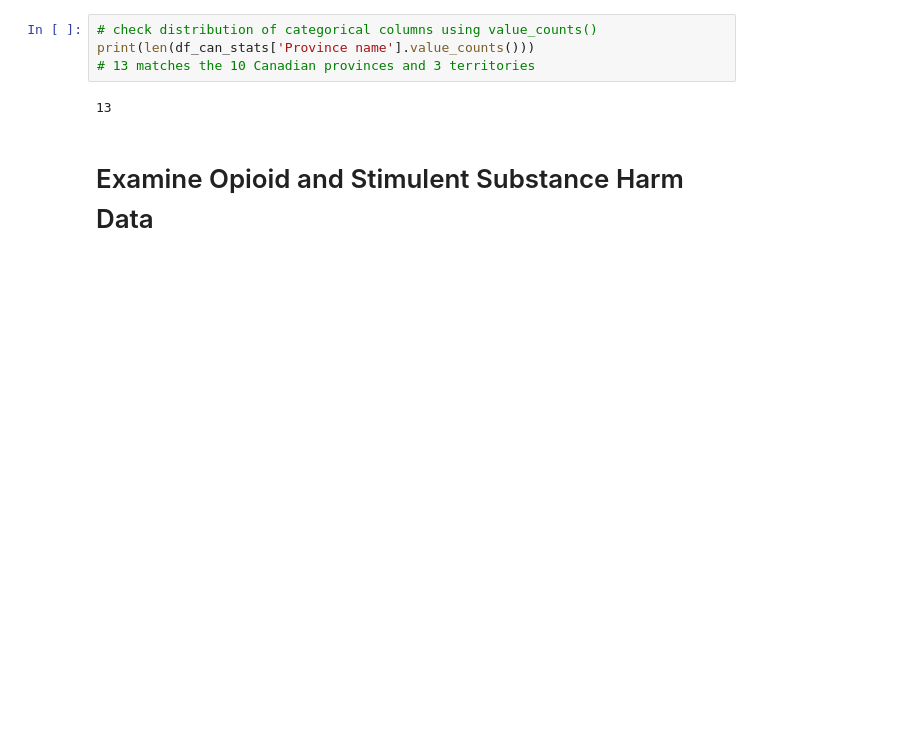
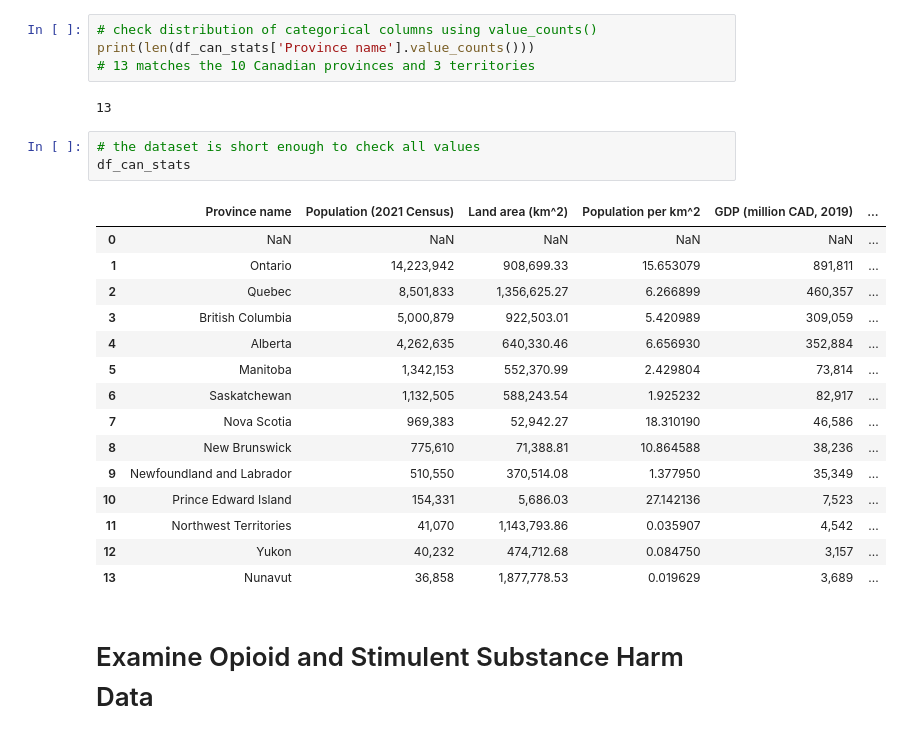
Before and after one commit to bempt/Opioids-in-Canada-EDA, a Jupyter notebook: eda.ipynb, the cells around one changed output. Drawn from its saved outputs; the diff is of its cells as text; blank space fills up the shorter version.

```diff
--- a/eda.ipynb
+++ b/eda.ipynb
@@ -114,5 +101,24 @@ print(len(df_can_stats['Province name'].value_counts()))
 # 13 matches the 10 Canadian provinces and 3 territories
 # %% [output]
 13
+# %%
+# the dataset is short enough to check all values
+df_can_stats
+# %% [output]
+|  | Province name | Population (2021 Census) | Land area (km^2) | Population per km^2 | GDP (million CAD, 2019) | ... |
+| 0 | NaN | NaN | NaN | NaN | NaN | ... |
+| 1 | Ontario | 14,223,942 | 908,699.33 | 15.653079 | 891,811 | ... |
+| 2 | Quebec | 8,501,833 | 1,356,625.27 | 6.266899 | 460,357 | ... |
+| 3 | British Columbia | 5,000,879 | 922,503.01 | 5.420989 | 309,059 | ... |
+| 4 | Alberta | 4,262,635 | 640,330.46 | 6.656930 | 352,884 | ... |
+| 5 | Manitoba | 1,342,153 | 552,370.99 | 2.429804 | 73,814 | ... |
+| 6 | Saskatchewan | 1,132,505 | 588,243.54 | 1.925232 | 82,917 | ... |
+| 7 | Nova Scotia | 969,383 | 52,942.27 | 18.310190 | 46,586 | ... |
+| 8 | New Brunswick | 775,610 | 71,388.81 | 10.864588 | 38,236 | ... |
+| 9 | Newfoundland and Labrador | 510,550 | 370,514.08 | 1.377950 | 35,349 | ... |
+| 10 | Prince Edward Island | 154,331 | 5,686.03 | 27.142136 | 7,523 | ... |
+| 11 | Northwest Territories | 41,070 | 1,143,793.86 | 0.035907 | 4,542 | ... |
+| 12 | Yukon | 40,232 | 474,712.68 | 0.084750 | 3,157 | ... |
+| 13 | Nunavut | 36,858 | 1,877,778.53 | 0.019629 | 3,689 | ... |
 # %% [markdown]
 # Examine Opioid and Stimulent Substance Harm Data
```
Also changed, not shown: parts of 16 cells of this notebook.
